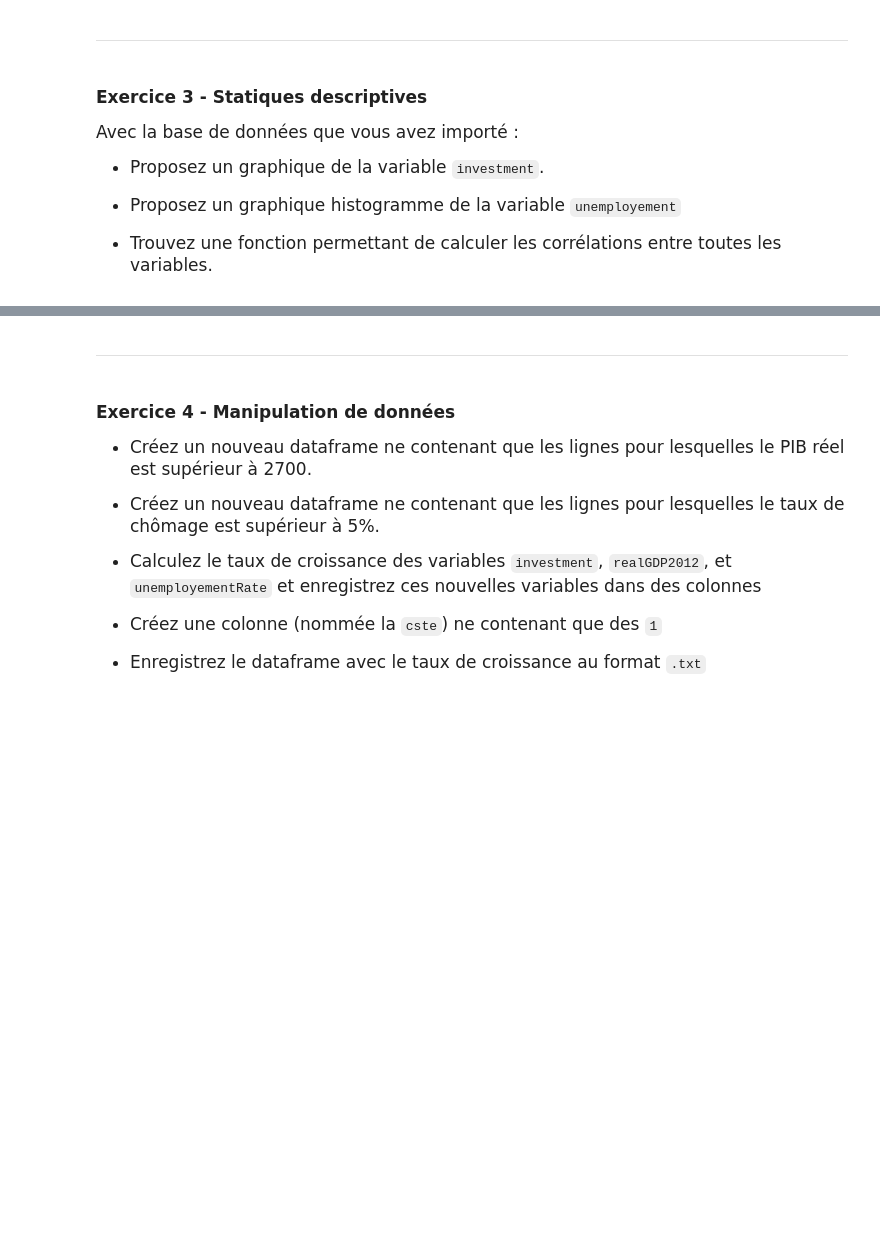
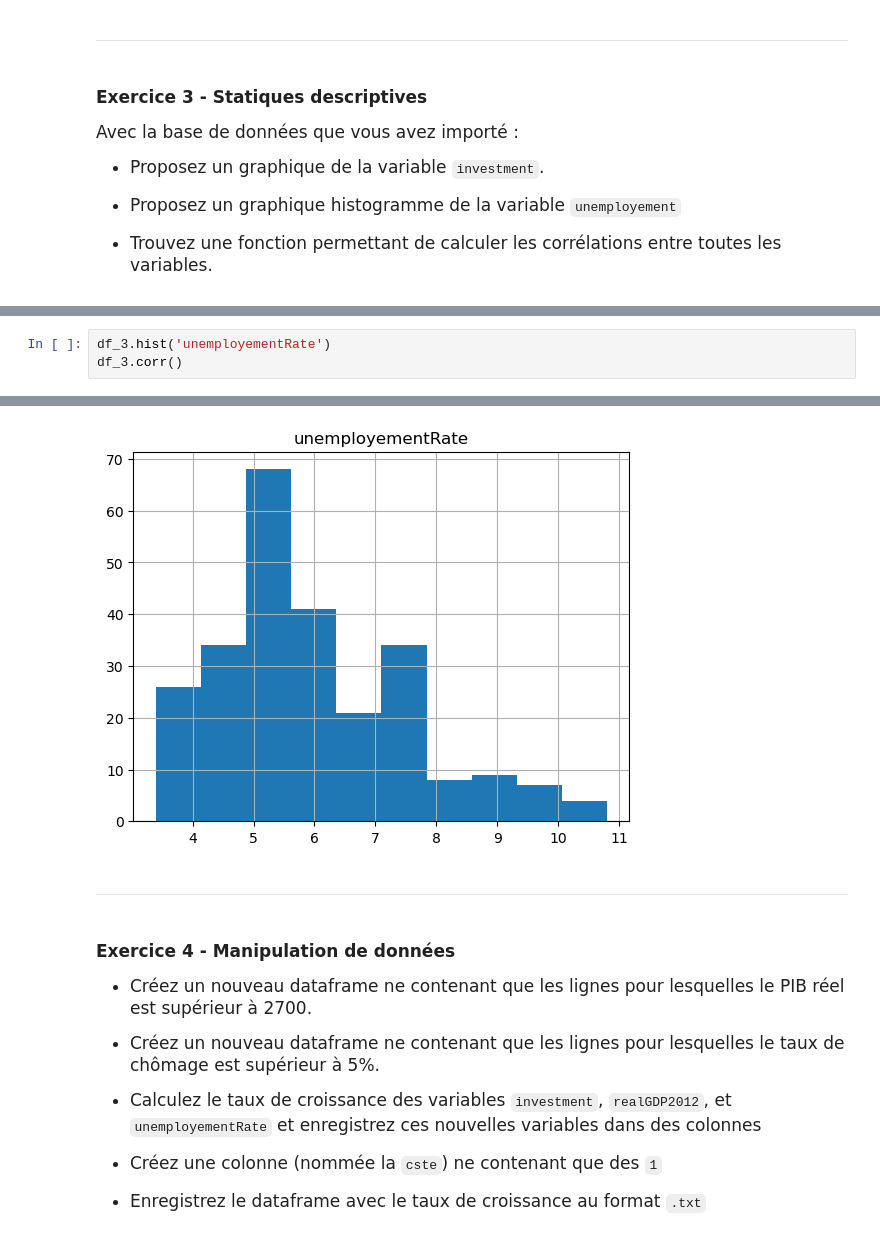
Before and after one commit to issakachaou/M1, a Jupyter notebook: Introduction à Python/seance4/chap1_seance4_packages.ipynb, the cells around one changed output, grey strips where cells are left out. Drawn from its saved outputs; the diff is of its cells as text; blank space fills up the shorter version.

```diff
--- a/Introduction à Python/seance4/chap1_seance4_packages.ipynb
+++ b/Introduction à Python/seance4/chap1_seance4_packages.ipynb
@@ -320,3 +330,7 @@ df_3[["investment", "dates"]].plot()m!
 # %% [output]
 <Axes: >
 [figure]
+# %%
+df_3.hist('unemployementRate')
+df_3.corr()
+# %% [output]
@@ -323,3 +348,4 @@ df_3[["investment", "dates"]].plot()m!
+[figure, added]
 # %% [markdown]
 <span style='line-height:1.5;font-size: 17px;font-family:"Times New Roman"'>
 <hr style=" border: .5px solid black;">
```
Also changed, not shown: parts of 12 cells of this notebook, 24 other files.
